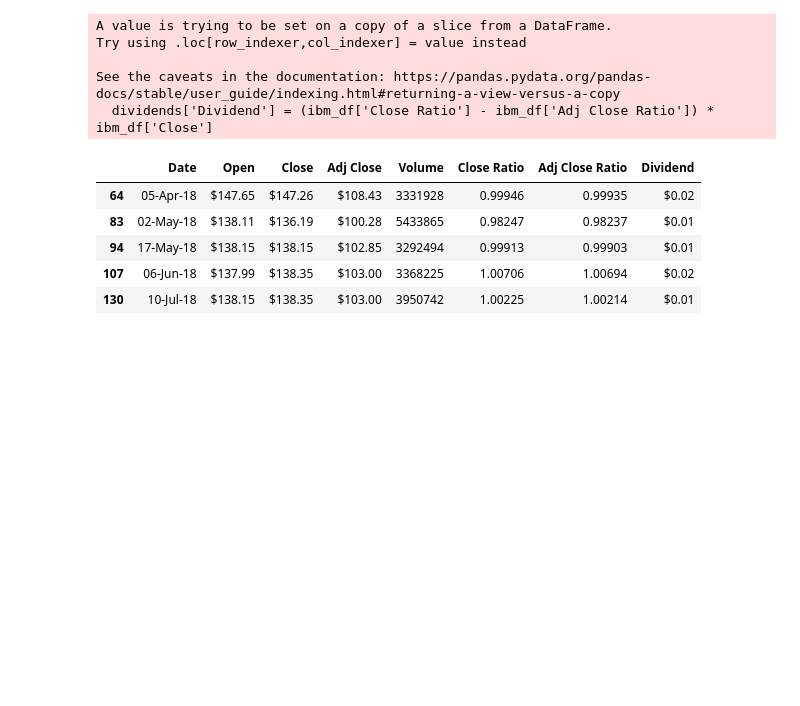
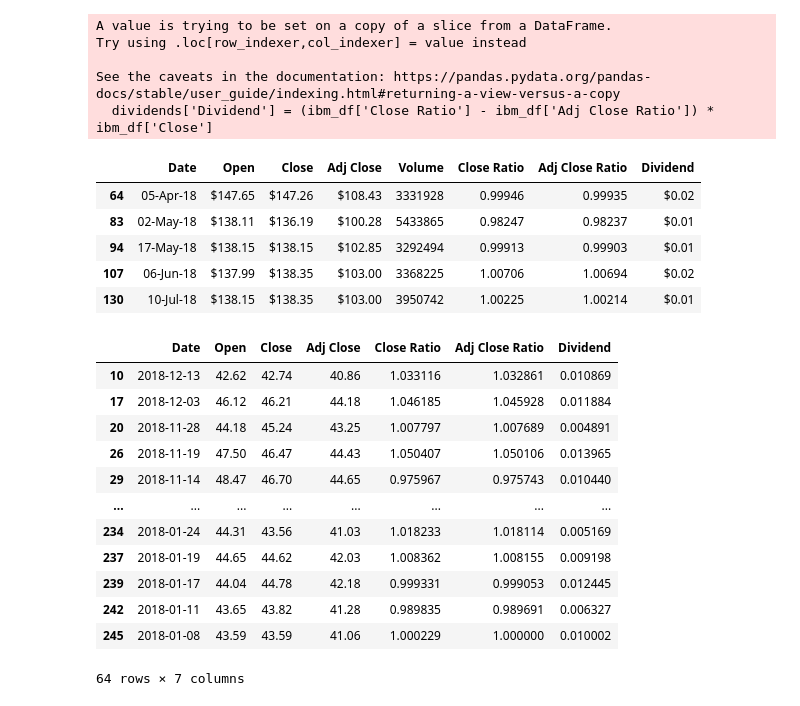
Before and after one commit to bryankeating10/Python-and-Math-for-ML, a Jupyter notebook: Module_4/Homework_4.ipynb, the cells around one changed output. Cells and saved outputs as stored; diff of their text form; code cells hidden in the pictures; blank space fills up the shorter version.

```diff
--- a/Module_4/Homework_4.ipynb
+++ b/Module_4/Homework_4.ipynb
@@ -148,3 +148,54 @@ See the caveats in the documentation: https://pandas.pydata.org/pandas-docs/stab
 | 94 | 17-May-18 | $138.15 | $138.15 | $102.85 | 3292494 | 0.99913 | 0.99903 | $0.01 |
 | 107 | 06-Jun-18 | $137.99 | $138.35 | $103.00 | 3368225 | 1.00706 | 1.00694 | $0.02 |
 | 130 | 10-Jul-18 | $138.15 | $138.35 | $103.00 | 3950742 | 1.00225 | 1.00214 | $0.01 |
+# %%
+import pandas as pd
+
+def calculate_dividends(filename):
+    # Load the stock data
+    df = pd.read_csv(filename)
+
+    # Clean data
+    df['Date'] = pd.to_datetime(df['Date'], format='%d-%b-%y')
+    df['Volume'] = df['Volume'].str.replace(',', '').astype(int)
+    for col in ['Open', 'High', 'Low', 'Close', 'Adj Close']:
+        df[col] = df[col].astype(float)
+
+    # Compute ratios
+    df['Close Ratio'] = df['Close'] / df['Close'].shift(1)
+    df['Adj Close Ratio'] = df['Adj Close'] / df['Adj Close'].shift(1)
+
+    # Detect dividend days
+    tol = 1e-4
+    is_div = df['Close Ratio'] - df['Adj Close Ratio'] > tol
+    dividends = df[is_div].copy()
+
+    # Calculate dividends
+    dividends['Dividend'] = (df['Close Ratio'] - df['Adj Close Ratio']) * df['Close']
+
+    # Drop unneeded columns
+    dividends = dividends.drop(columns=['High', 'Low', 'Volume'])
+
+    return dividends
+# %%
+div_aapl = calculate_dividends("aapl-1.csv")
+div_amzn = calculate_dividends("amzn-1.csv")
+div_goog = calculate_dividends("goog-1.csv")
+div_meta = calculate_dividends("meta-1.csv")
+div_msft = calculate_dividends("msft-1.csv")
+# %%
+div_aapl
+# %% [output]
+|  | Date | Open | Close | Adj Close | Close Ratio | Adj Close Ratio | Dividend |
+| 10 | 2018-12-13 | 42.62 | 42.74 | 40.86 | 1.033116 | 1.032861 | 0.010869 |
+| 17 | 2018-12-03 | 46.12 | 46.21 | 44.18 | 1.046185 | 1.045928 | 0.011884 |
+| 20 | 2018-11-28 | 44.18 | 45.24 | 43.25 | 1.007797 | 1.007689 | 0.004891 |
+| 26 | 2018-11-19 | 47.50 | 46.47 | 44.43 | 1.050407 | 1.050106 | 0.013965 |
+| 29 | 2018-11-14 | 48.47 | 46.70 | 44.65 | 0.975967 | 0.975743 | 0.010440 |
+| ... | ... | ... | ... | ... | ... | ... | ... |
+| 234 | 2018-01-24 | 44.31 | 43.56 | 41.03 | 1.018233 | 1.018114 | 0.005169 |
+| 237 | 2018-01-19 | 44.65 | 44.62 | 42.03 | 1.008362 | 1.008155 | 0.009198 |
+| 239 | 2018-01-17 | 44.04 | 44.78 | 42.18 | 0.999331 | 0.999053 | 0.012445 |
+| 242 | 2018-01-11 | 43.65 | 43.82 | 41.28 | 0.989835 | 0.989691 | 0.006327 |
+| 245 | 2018-01-08 | 43.59 | 43.59 | 41.06 | 1.000229 | 1.000000 | 0.010002 |
+64 rows × 7 columns
```
